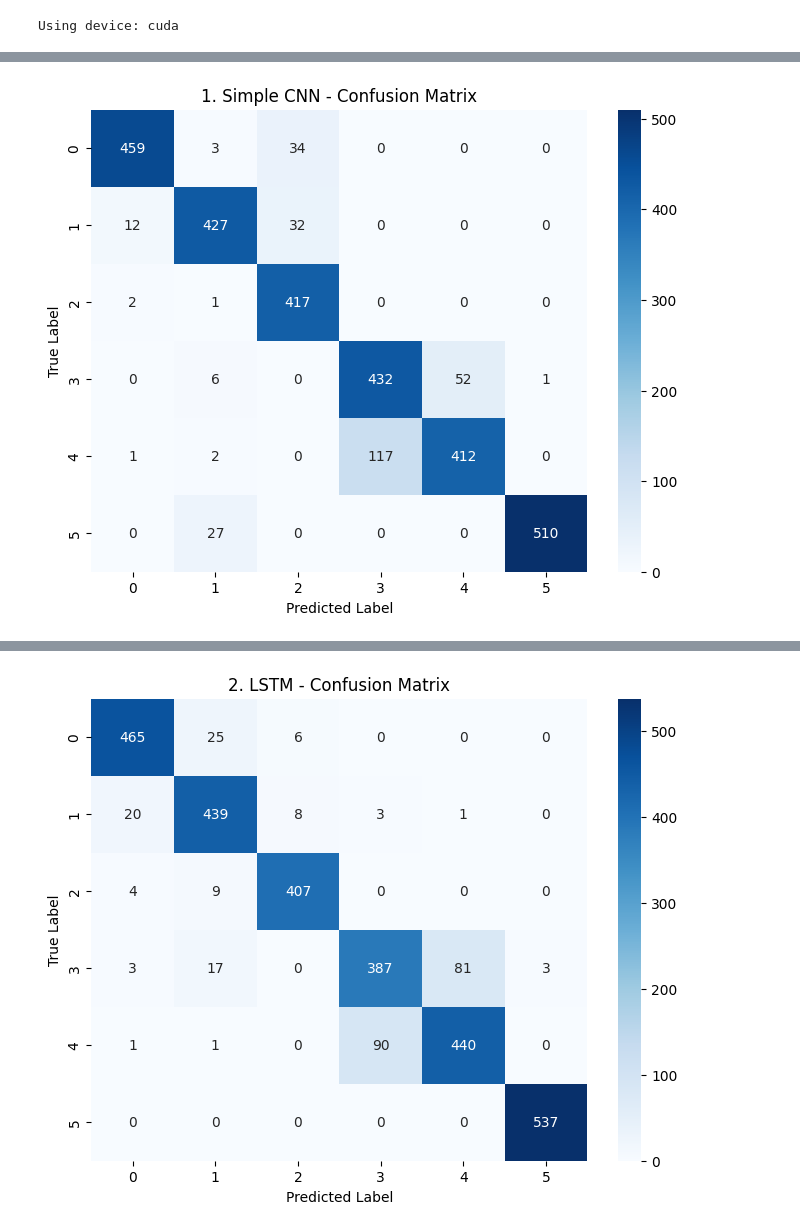
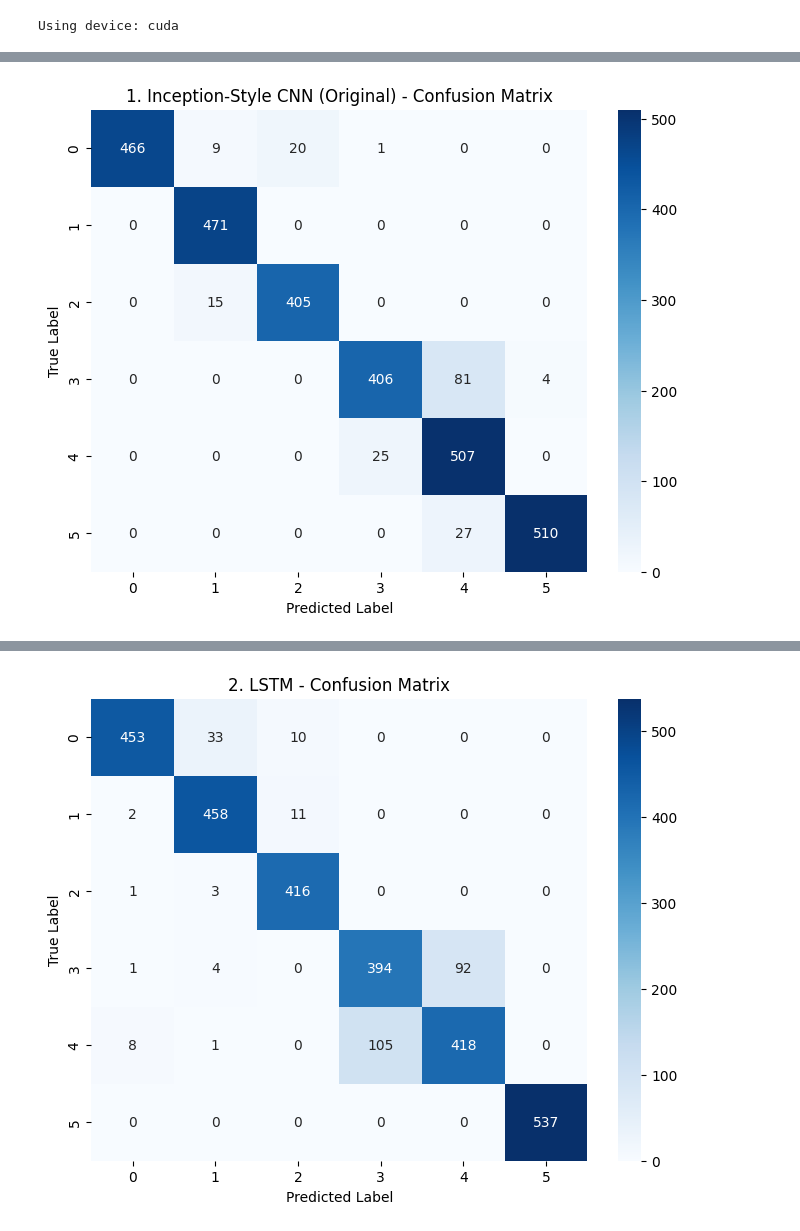
Before and after one commit to jeonghoya/Machine-Learning-Programming, a Jupyter notebook: week10/UCI_HAR_v1.ipynb, the cells around one changed output, grey strips where cells are left out. Cells and saved outputs as stored; diff of their text form; code cells hidden in the pictures.

```diff
--- a/week10/UCI_HAR_v1.ipynb
+++ b/week10/UCI_HAR_v1.ipynb
@@ -481,14 +645,15 @@ def get_test_results(model, loader, device):
 # --- 4. 모델 학습 및 평가 실행 ---
 
 # 하이퍼파라미터
-N_EPOCHS = 20 # ResNet, Transformer는 30-40 epoch 권장
+N_EPOCHS = 40 # 20 -> 40으로 증가
 LEARNING_RATE = 0.001
 HIDDEN_DIM = 128
 NUM_LAYERS = 2
 
 # 모델 정의
 models = {
-    "1. Simple CNN": SimpleCNN(N_FEATURES, N_OUTPUTS),
+    # 1. Simple CNN -> OriginalKerasCNN (Inception-style)로 교체
+    "1. Inception-Style CNN (Original)": OriginalKerasCNN(N_FEATURES, N_OUTPUTS),
     "2. LSTM": LSTMModel(N_FEATURES, HIDDEN_DIM, N_OUTPUTS, NUM_LAYERS),
     "3. GRU": GRUModel(N_FEATURES, HIDDEN_DIM, N_OUTPUTS, NUM_LAYERS),
     "4. CNN + LSTM": CNN_LSTM_Model(N_FEATURES, 64, HIDDEN_DIM, N_OUTPUTS, NUM_LAYERS),
@@ -510,9 +675,13 @@ history = {}
 
 # 각 모델을 순차적으로 학습 및 평가
 for model_name, model in models.items():
-    print(f"\n--- Training {model_name} ---")
+    print(f"\n--- 🏋️ Training {model_name} ---")
     model = model.to(device)
-    optimizer = optim.Adam(model.parameters(), lr=LEARNING_RATE)
+    # Optimizer를 Adam -> AdamW로 변경, weight_decay 추가
+    optimizer = optim.AdamW(model.parameters(), lr=LEARNING_RATE, weight_decay=1e-3)
+
+    # LR Scheduler 추가
+    scheduler = ReduceLROnPlateau(optimizer, mode='min', factor=0.1, patience=5)
 
     best_val_acc = 0.0
     model_history = {'train_loss': [], 'train_acc': [], 'val_loss': [], 'val_acc': []}
@@ -527,6 +696,9 @@ for model_name, model in models.items():
         model_history['val_acc'].append(val_acc)
 
         print(f"Epoch {epoch+1:02}/{N_EPOCHS} | Train Loss: {train_loss:.4f} | Train Acc: {train_acc:.4f} | Val Loss: {val_loss:.4f} | Val Acc: {val_acc:.4f}")
+
+        # Scheduler step 추가 (validation loss 기준)
+        scheduler.step(val_loss)
 
         if val_acc > best_val_acc:
             best_val_acc = val_acc
@@ -543,7 +715,8 @@ for model_name, model in models.items():
     print(f"Test Accuracy: {test_acc:.4f}\n")
 
     print("Classification Report:")
-    print(classification_report(y_test_true, y_test_pred, digits=4))
+    # 'zero_division=0'을 추가하여 경고 메시지 대신 0.0으로 처리
+    print(classification_report(y_test_true, y_test_pred, digits=4, zero_division=0))
 
     print("Confusion Matrix:")
     cm = confusion_matrix(y_test_true, y_test_pred)
@@ -578 +751 @@ Epoch 11/20 | Train Loss: 0.1013 | Train Acc: 0.9594 | Val Loss: 0.0891 | Val Ac
-[figure, old version]
+[figure, new version]
@@ -595,2 +768,2 @@ Epoch 11/20 | Train Loss: 0.6184 | Train Acc: 0.7293 | Val Loss: 0.4842 | Val Ac
  [  0   0   0   0   0 537]]
-[figure, old version]
+[figure, new version]
```
Also changed, not shown: parts of 8 cells of this notebook.
